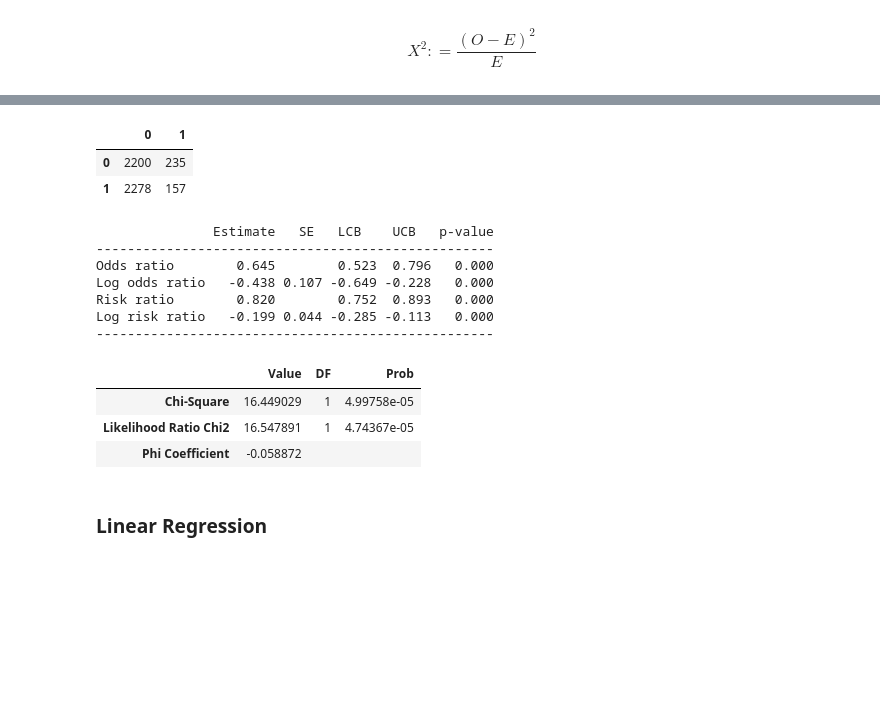
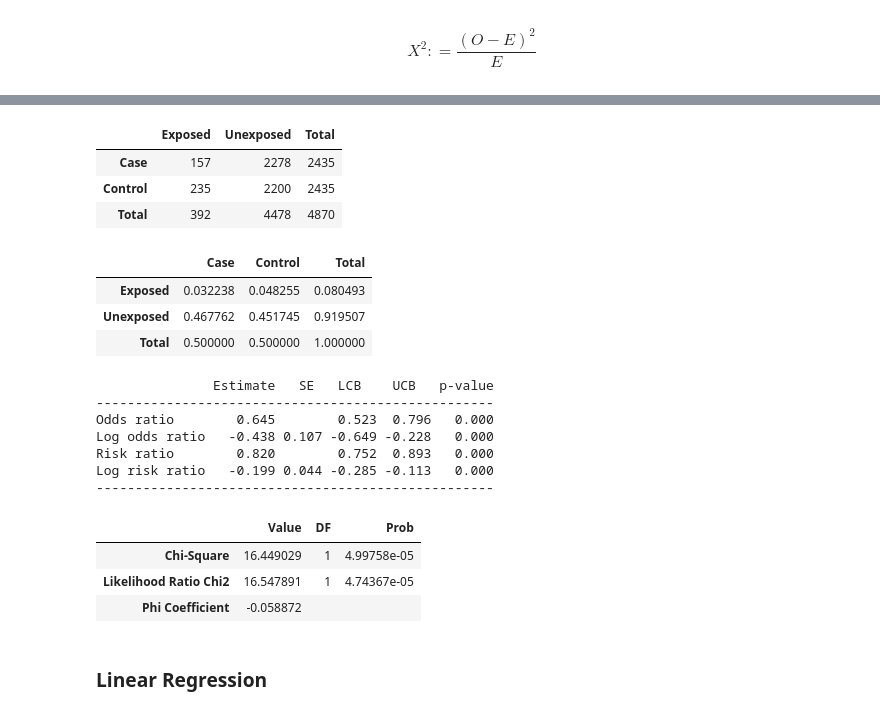
Before and after one commit to pmleffers/ExploratoryToolbox, a Jupyter notebook: Stats.ipynb, the cells around one changed output, grey strips where cells are left out. Cells and saved outputs as stored; diff of their text form; code cells hidden in the pictures; blank space fills up the shorter version.

```diff
--- a/Stats.ipynb
+++ b/Stats.ipynb
@@ -387 +398,16 @@ display(call_table_prob)
+# %%
+#Probability table
+chi_contingency_table_prob=chi_contingency_table/4870
+chi_contingency_table_freq=chi_contingency_table.T
+display(chi_contingency_table_freq)
+display(chi_contingency_table_prob)
+# %% [output]
+|  | Exposed | Unexposed | Total |
+| Case | 157 | 2278 | 2435 |
+| Control | 235 | 2200 | 2435 |
+| Total | 392 | 4478 | 4870 |
+|  | Case | Control | Total |
+| Exposed | 0.032238 | 0.048255 | 0.080493 |
+| Unexposed | 0.467762 | 0.451745 | 0.919507 |
+| Total | 0.500000 | 0.500000 | 1.000000 |
 # %%
@@ -406,37 +457,16 @@ obs=pd.DataFrame([[a,b],[c,d]])
-# %%
-obs
-# %% [output]
-|  | 0 | 1 |
-| 0 | 2200 | 235 |
-| 1 | 2278 | 157 |
-# %%
-#Get Chi2 and LR for table
-chi2, pvalue1, dof1, expected1 = chi2_contingency(obs,correction=True)
-LR, pvalue2, dof2, expected2 = chi2_contingency(obs, lambda_="log-likelihood")
-#calculated phi for table
-phi=(a*d-b*c)/np.sqrt((a+b)*(c+d)*(a+c)*(b+d))
-phiTable=list([phi,'',''])
-estimates=pd.DataFrame([[chi2,dof1,pvalue1],[LR,dof2,pvalue2],phiTable],columns=['Value','DF','Prob'])
-#Rename Indexes
-estimates.rename(index={0: 'Chi-Square',1: 'Likelihood Ratio Chi2',2:'Phi Coefficient'},inplace=True)
-
-
-table = np.asarray(obs)
-results = sm.stats.Table2x2(table.T)
-print(results.summary())
-
-estimates
-# %% [output]
-               Estimate   SE   LCB    UCB   p-value
----------------------------------------------------
-Odds ratio        0.645        0.523  0.796   0.000
-Log odds ratio   -0.438 0.107 -0.649 -0.228   0.000
-Risk ratio        0.820        0.752  0.893   0.000
-Log risk ratio   -0.199 0.044 -0.285 -0.113   0.000
----------------------------------------------------
-|  | Value | DF | Prob |
-| Chi-Square | 16.449029 | 1 | 4.99758e-05 |
-| Likelihood Ratio Chi2 | 16.547891 | 1 | 4.74367e-05 |
-| Phi Coefficient | -0.058872 |  |  |
+# %%
+chi_square_stats(chi_contingency_table_freq)
+# %% [output]
+               Estimate   SE   LCB    UCB   p-value
+---------------------------------------------------
+Odds ratio        0.645        0.523  0.796   0.000
+Log odds ratio   -0.438 0.107 -0.649 -0.228   0.000
+Risk ratio        0.820        0.752  0.893   0.000
+Log risk ratio   -0.199 0.044 -0.285 -0.113   0.000
+---------------------------------------------------
+|  | Value | DF | Prob |
+| Chi-Square | 16.449029 | 1 | 4.99758e-05 |
+| Likelihood Ratio Chi2 | 16.547891 | 1 | 4.74367e-05 |
+| Phi Coefficient | -0.058872 |  |  |
 # %% [markdown]
 ### Linear Regression
```
Also changed, not shown: parts of 17 cells of this notebook.
